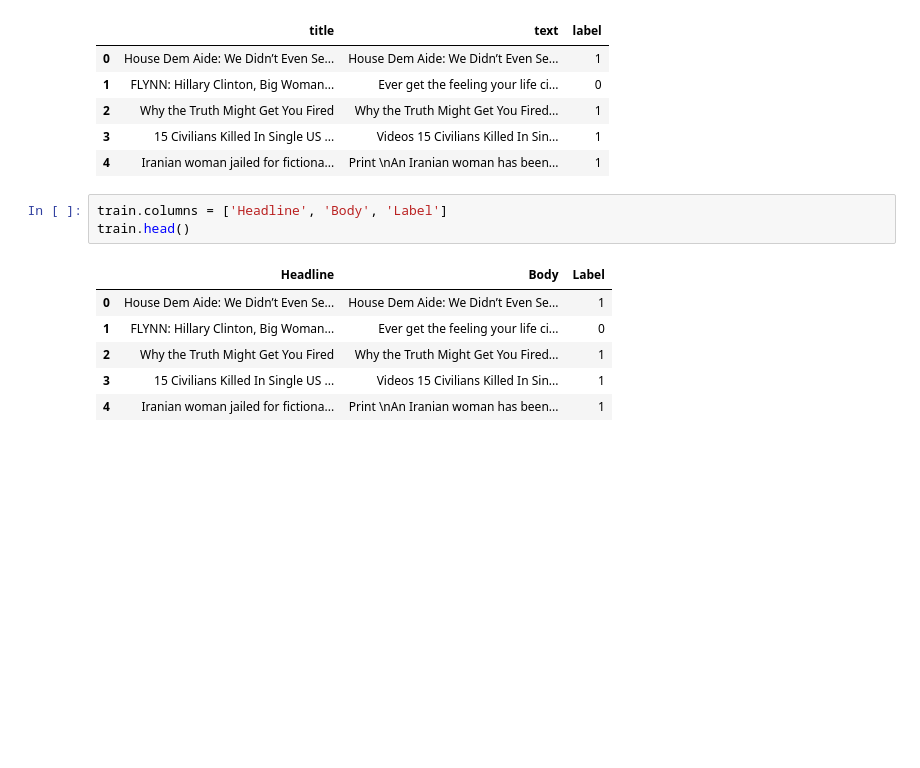
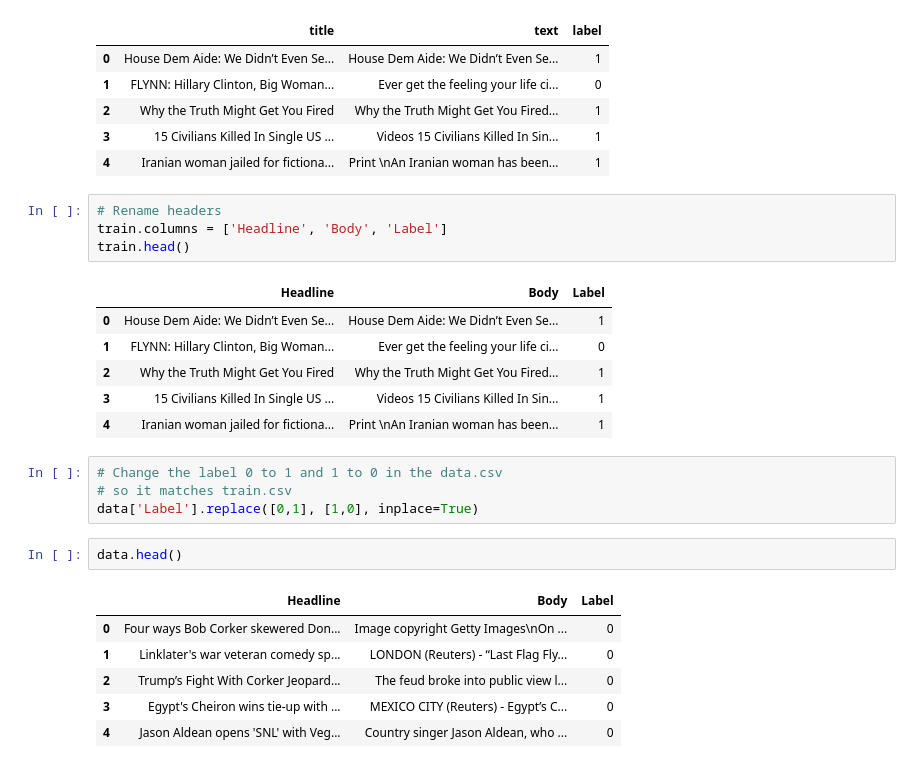
Before and after one commit to arcebri1/FakeNewsDetection, a Jupyter notebook: CleaningData.ipynb, the cells around one changed output. Drawn from its saved outputs; the diff is of its cells as text; blank space fills up the shorter version.

Commit message:
changed the label in one dataset so it matches the other

```diff
--- a/CleaningData.ipynb
+++ b/CleaningData.ipynb
@@ -173,6 +180,7 @@ train.head()
 | 3 | 15 Civilians Killed In Single US ... | Videos 15 Civilians Killed In Sin... | 1 |
 | 4 | Iranian woman jailed for fictiona... | Print \nAn Iranian woman has been... | 1 |
 # %%
+# Rename headers
 train.columns = ['Headline', 'Body', 'Label']
 train.head()
 # %% [output]
@@ -182,3 +190,16 @@ train.head()
 | 2 | Why the Truth Might Get You Fired | Why the Truth Might Get You Fired... | 1 |
 | 3 | 15 Civilians Killed In Single US ... | Videos 15 Civilians Killed In Sin... | 1 |
 | 4 | Iranian woman jailed for fictiona... | Print \nAn Iranian woman has been... | 1 |
+# %%
+# Change the label 0 to 1 and 1 to 0 in the data.csv
+# so it matches train.csv
+data['Label'].replace([0,1], [1,0], inplace=True)
+# %%
+data.head()
+# %% [output]
+|  | Headline | Body | Label |
+| 0 | Four ways Bob Corker skewered Don... | Image copyright Getty Images\nOn ... | 0 |
+| 1 | Linklater's war veteran comedy sp... | LONDON (Reuters) - “Last Flag Fly... | 0 |
+| 2 | Trump’s Fight With Corker Jeopard... | The feud broke into public view l... | 0 |
+| 3 | Egypt's Cheiron wins tie-up with ... | MEXICO CITY (Reuters) - Egypt’s C... | 0 |
+| 4 | Jason Aldean opens 'SNL' with Veg... | Country singer Jason Aldean, who ... | 0 |
```
Also changed, not shown: parts of 12 cells of this notebook.
